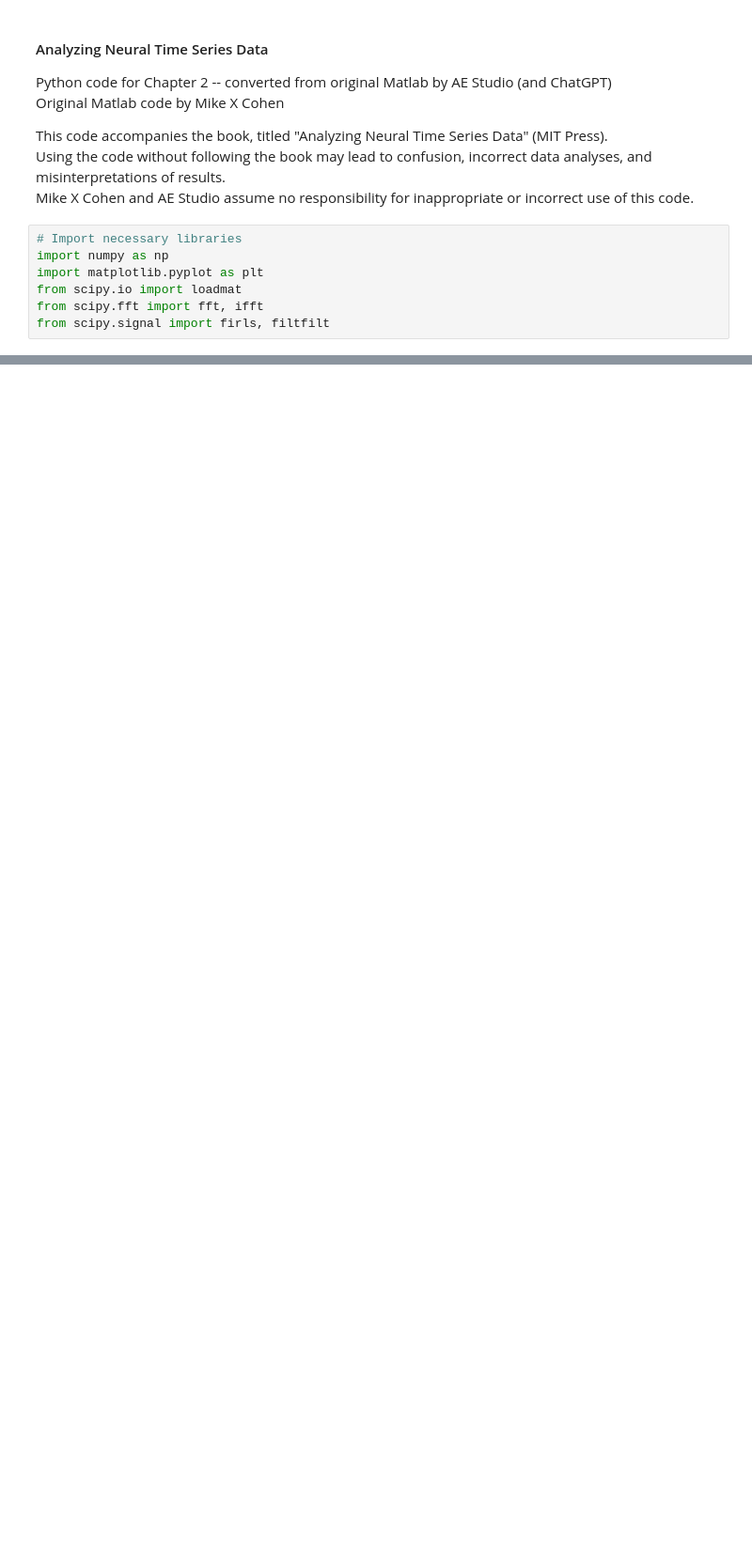
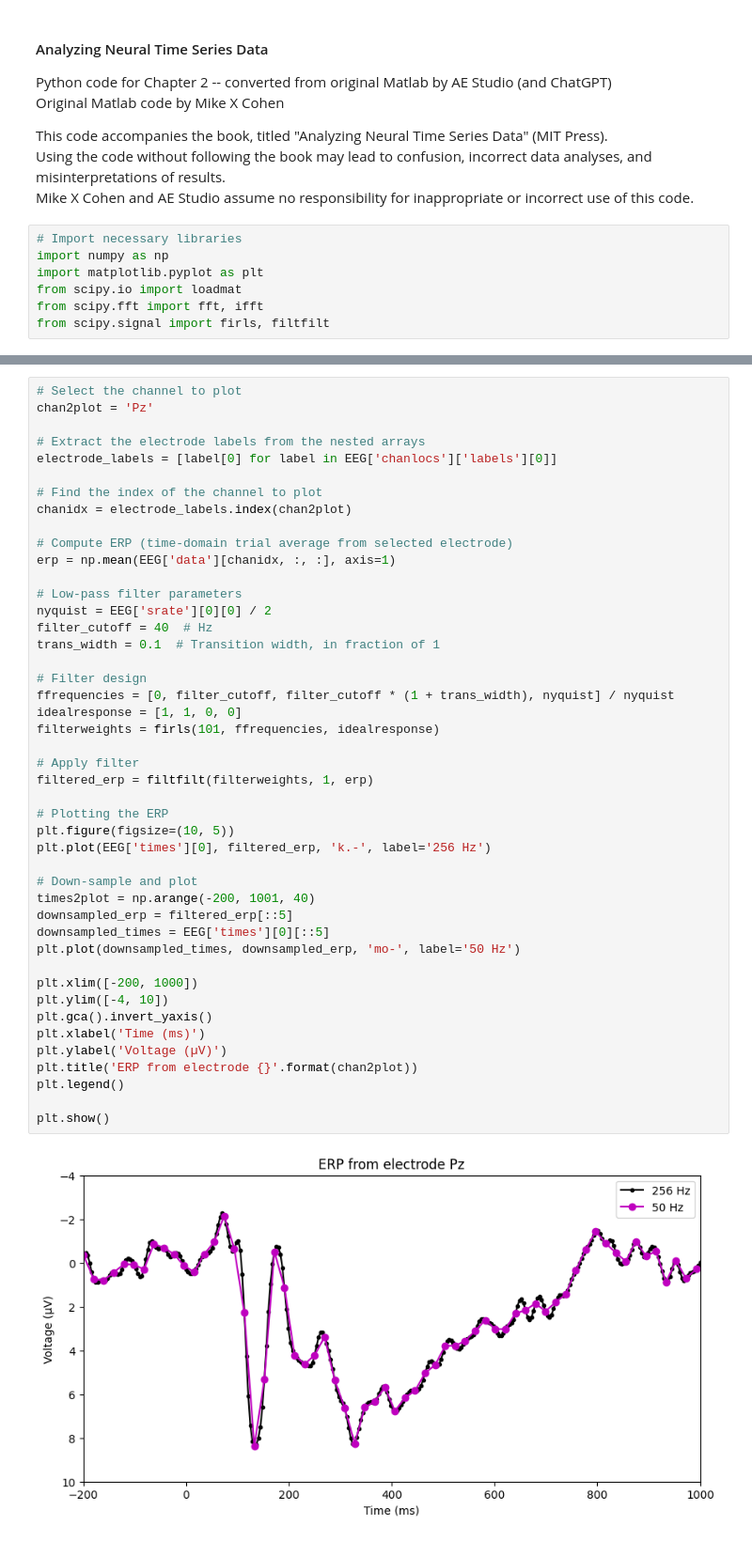
Before and after one commit to agencyenterprise/AnalyzingNeuralTimeSeries-Python, a Jupyter notebook: src/chapter02.ipynb, the cells around one changed output, grey strips where cells are left out. Shown at 94% size. Saved outputs shown, nothing was run; the diff lists cells and outputs as text; blank space fills up the shorter version.

```diff
--- a/src/chapter02.ipynb
+++ b/src/chapter02.ipynb
@@ -76,0 +154,47 @@ plt.show()
+# %%
+# Select the channel to plot
+chan2plot = 'Pz'
+
+# Extract the electrode labels from the nested arrays
+electrode_labels = [label[0] for label in EEG['chanlocs']['labels'][0]]
+
+# Find the index of the channel to plot
+chanidx = electrode_labels.index(chan2plot)
+
+# Compute ERP (time-domain trial average from selected electrode)
+erp = np.mean(EEG['data'][chanidx, :, :], axis=1)
+
+# Low-pass filter parameters
+nyquist = EEG['srate'][0][0] / 2
+filter_cutoff = 40  # Hz
+trans_width = 0.1  # Transition width, in fraction of 1
+
+# Filter design
+ffrequencies = [0, filter_cutoff, filter_cutoff * (1 + trans_width), nyquist] / nyquist
+idealresponse = [1, 1, 0, 0]
+filterweights = firls(101, ffrequencies, idealresponse)
+
+# Apply filter
+filtered_erp = filtfilt(filterweights, 1, erp)
+
+# Plotting the ERP
+plt.figure(figsize=(10, 5))
+plt.plot(EEG['times'][0], filtered_erp, 'k.-', label='256 Hz')
+
+# Down-sample and plot
+times2plot = np.arange(-200, 1001, 40)
+downsampled_erp = filtered_erp[::5]
+downsampled_times = EEG['times'][0][::5]
+plt.plot(downsampled_times, downsampled_erp, 'mo-', label='50 Hz')
+
+plt.xlim([-200, 1000])
+plt.ylim([-4, 10])
+plt.gca().invert_yaxis()
+plt.xlabel('Time (ms)')
+plt.ylabel('Voltage (µV)')
+plt.title('ERP from electrode {}'.format(chan2plot))
+plt.legend()
+
+plt.show()
+# %% [output]
+[figure, added]
```
Also changed, not shown: parts of 3 cells of this notebook.
